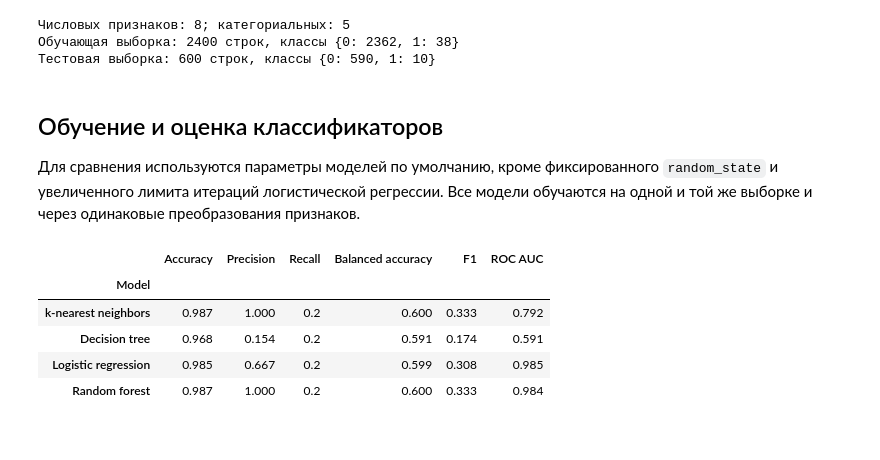
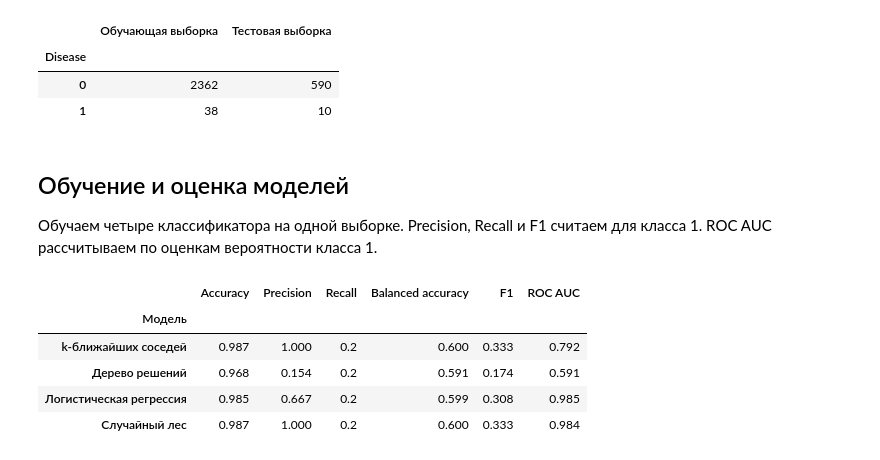
Before and after one commit to Echways/ItDA, a Jupyter notebook: lab-5/ЛР5_Моисеев_1.ipynb, the cells around one changed output. Cells and saved outputs as stored; diff of their text form; code cells hidden in the pictures.

```diff
--- a/lab-5/ЛР5_Моисеев_1.ipynb
+++ b/lab-5/ЛР5_Моисеев_1.ipynb
@@ -145,73 +153,65 @@ plt.show()
 # %%
-X = clean_data.drop(columns=target)
-y = clean_data[target].astype(int)
-categorical_features = X.select_dtypes(include="object").columns.tolist()
-numeric_features = X.select_dtypes(exclude="object").columns.tolist()
-
 X_train, X_test, y_train, y_test = train_test_split(
     X, y, test_size=0.2, random_state=RANDOM_STATE, stratify=y
 )
 
-def make_preprocessor():
-    return ColumnTransformer(
-        transformers=[
-            ("numeric", StandardScaler(), numeric_features),
-            ("categorical", OneHotEncoder(handle_unknown="ignore"), categorical_features),
-        ]
-    )
+preprocessor = ColumnTransformer([
+    ("numeric", StandardScaler(), numeric_features),
+    ("categorical", OneHotEncoder(handle_unknown="ignore"), categorical_features),
+])
 
-print(f"Числовых признаков: {len(numeric_features)}; категориальных: {len(categorical_features)}")
-print(f"Обучающая выборка: {len(X_train)} строк, классы {y_train.value_counts().sort_index().to_dict()}")
-print(f"Тестовая выборка: {len(X_test)} строк, классы {y_test.value_counts().sort_index().to_dict()}")
+display(pd.DataFrame({
+    "Обучающая выборка": y_train.value_counts().sort_index(),
+    "Тестовая выборка": y_test.value_counts().sort_index(),
+}))
 # %% [output]
-Числовых признаков: 8; категориальных: 5
-Обучающая выборка: 2400 строк, классы {0: 2362, 1: 38}
-Тестовая выборка: 600 строк, классы {0: 590, 1: 10}
+|  | Обучающая выборка | Тестовая выборка |
+| Disease |  |  |
+| 0 | 2362 | 590 |
+| 1 | 38 | 10 |
 # %% [markdown]
-## Обучение и оценка классификаторов
+## Обучение и оценка моделей
 
-Для сравнения используются параметры моделей по умолчанию, кроме фиксированного `random_state` и увеличенного лимита итераций логистической регрессии. Все модели обучаются на одной и той же выборке и через одинаковые преобразования признаков.
+Обучаем четыре классификатора на одной выборке. Precision, Recall и F1 считаем для класса 1. ROC AUC рассчитываем по оценкам вероятности класса 1.
 # %%
 models = {
-    "k-nearest neighbors": KNeighborsClassifier(),
-    "Decision tree": DecisionTreeClassifier(random_state=RANDOM_STATE),
-    "Logistic regression": LogisticRegression(max_iter=1000, random_state=RANDOM_STATE),
-"Random forest": RandomForestClassifier(random_state=RANDOM_STATE, n_jobs=-1),
+    "k-ближайших соседей": KNeighborsClassifier(n_neighbors=5),
+    "Дерево решений": DecisionTreeClassifier(random_state=RANDOM_STATE),
+    "Логистическая регрессия": LogisticRegression(max_iter=1000),
+    "Случайный лес": RandomForestClassifier(n_estimators=100, random_state=RANDOM_STATE),
 }
 
-fitted_models = {}
 predictions = {}
 probabilities = {}
 metric_rows = []
 
 for name, estimator in models.items():
-    pipeline = Pipeline([
-        ("preprocessing", make_preprocessor()),
+    model = Pipeline([
+        ("preprocessing", clone(preprocessor)),
         ("classifier", estimator),
     ])
-    pipeline.fit(X_train, y_train)
-    y_pred = pipeline.predict(X_test)
-    y_score = pipeline.predict_proba(X_test)[:, 1]
-    fitted_models[name] = pipeline
+    model.fit(X_train, y_train)
+    y_pred = model.predict(X_test)
+    y_score = model.predict_proba(X_test)[:, 1]
     predictions[name] = y_pred
     probabilities[name] = y_score
     metric_rows.append({
-        "Model": name,
+        "Модель": name,
         "Accuracy": accuracy_score(y_test, y_pred),
         "Precision": precision_score(y_test, y_pred, zero_division=0),
-        "Recall": recall_score(y_test, y_pred, zero_division=0),
+        "Recall": recall_score(y_test, y_pred),
         "Balanced accuracy": balanced_accuracy_score(y_test, y_pred),
-        "F1": f1_score(y_test, y_pred, zero_division=0),
+        "F1": f1_score(y_test, y_pred),
         "ROC AUC": roc_auc_score(y_test, y_score),
     })
 
-metrics_table = pd.DataFrame(metric_rows).set_index("Model")
+metrics_table = pd.DataFrame(metric_rows).set_index("Модель")
 display(metrics_table.round(3))
 # %% [output]
 |  | Accuracy | Precision | Recall | Balanced accuracy | F1 | ROC AUC |
-| Model |  |  |  |  |  |  |
-| k-nearest neighbors | 0.987 | 1.000 | 0.2 | 0.600 | 0.333 | 0.792 |
-| Decision tree | 0.968 | 0.154 | 0.2 | 0.591 | 0.174 | 0.591 |
-| Logistic regression | 0.985 | 0.667 | 0.2 | 0.599 | 0.308 | 0.985 |
-| Random forest | 0.987 | 1.000 | 0.2 | 0.600 | 0.333 | 0.984 |
+| Модель |  |  |  |  |  |  |
+| k-ближайших соседей | 0.987 | 1.000 | 0.2 | 0.600 | 0.333 | 0.792 |
+| Дерево решений | 0.968 | 0.154 | 0.2 | 0.591 | 0.174 | 0.591 |
+| Логистическая регрессия | 0.985 | 0.667 | 0.2 | 0.599 | 0.308 | 0.985 |
+| Случайный лес | 0.987 | 1.000 | 0.2 | 0.600 | 0.333 | 0.984 |
 # %% [markdown]
```
Also changed, not shown: parts of 11 cells of this notebook, 8 other files.
